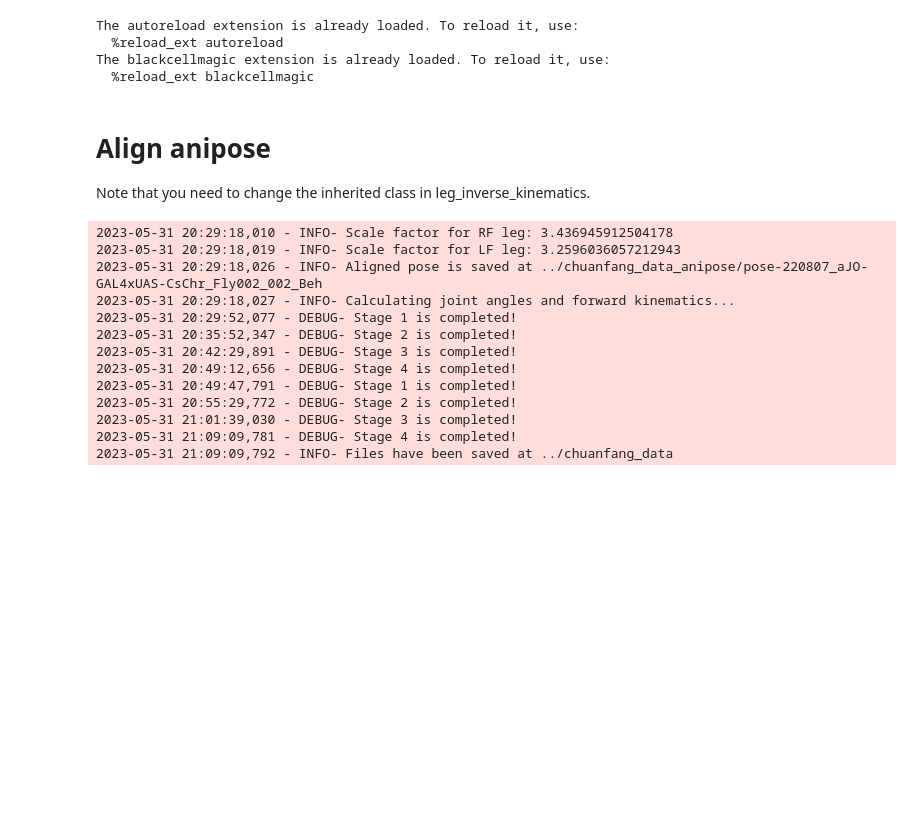
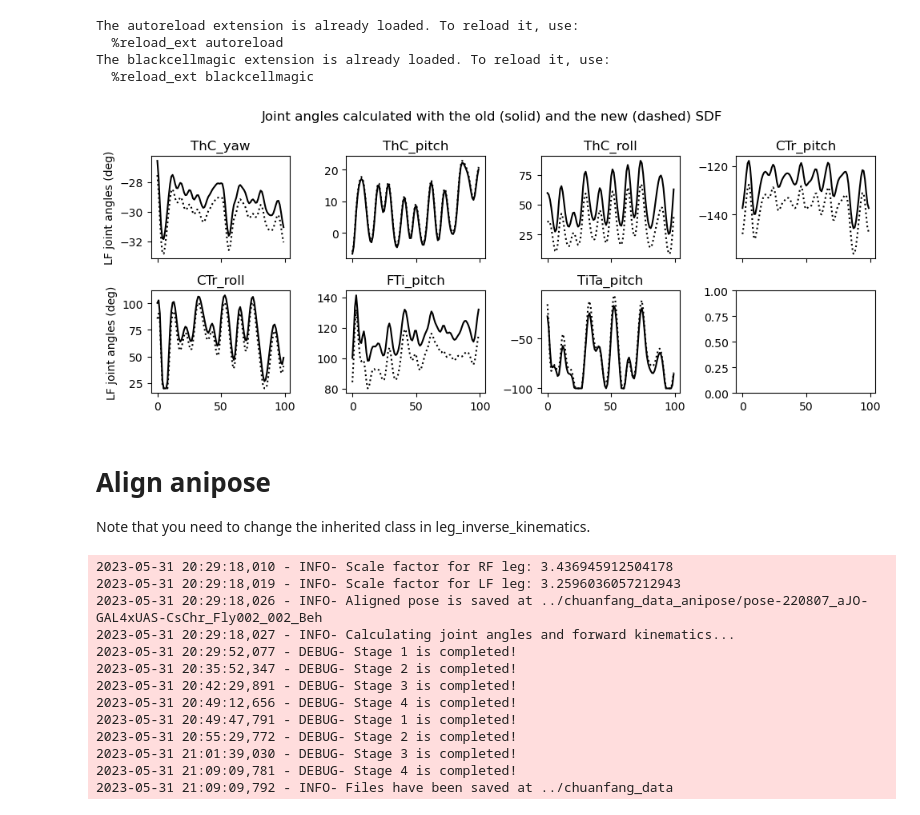
Before and after one commit to NeLy-EPFL/sequential-inverse-kinematics, a Jupyter notebook: notebooks/chuanfang_new_sdf.ipynb, the cells around one changed output. Drawn from its saved outputs; the diff is of its cells as text; code cells hidden in the pictures; blank space fills up the shorter version.

```diff
--- a/notebooks/chuanfang_new_sdf.ipynb
+++ b/notebooks/chuanfang_new_sdf.ipynb
@@ -52,6 +52,53 @@ ANGLES = [
     "FTi_pitch",
     "TiTa_pitch",
 ]
+# %%
+new = pd.read_pickle('../chuanfang_data_anipose/pose-220807_aJO-GAL4xUAS-CsChr_Fly002_002_Beh/leg_joint_angles.pkl')
+
+old = pd.read_pickle('../chuanfang_data_anipose/pose-220807_aJO-GAL4xUAS-CsChr_Fly002_002_Beh/leg_joint_angles_old.pkl')
+# %%
+# Side cell to illustrate something
+
+%matplotlib inline
+
+import logging
+logging.getLogger('matplotlib').setLevel(logging.WARNING)
+
+plt.style.use('default')
+# Let's plot the joint angles
+# Choose a leg
+
+fig, axs = plt.subplots(2, 4, figsize=(10, 4), dpi=100, sharex=True)
+
+axs = axs.flatten()
+
+for i, angle_name in enumerate(ANGLES):
+    axs[i].plot(
+        np.rad2deg(old[f"Angle_LF_{angle_name}"][320:420]),
+        label=angle_name,
+        lw=1.5, color='black', ls='-'
+    )
+    axs[i].plot(
+        np.rad2deg(new[f"Angle_LF_{angle_name}"][320:420]),
+        label=angle_name,
+        lw=1.5, color='black', ls=':'
+    )
+    axs[i].set_title(angle_name)
+
+axs[0].set_ylabel("LF joint angles (deg)")
+axs[4].set_ylabel("LF joint angles (deg)")
+# axs[2].set_ylabel("Ant pitch (deg)")
+# axs[3].set_ylabel("Ant roll (deg)")
+
+plt.suptitle(f"Joint angles calculated with the old (solid) and the new (dashed) SDF")
+
+plt.tight_layout()
+
+# fig.savefig("../results/alljoints_follow_ikpy_left.png", bbox_inches="tight")
+
+plt.show()
+# %% [output]
+[figure, added]
 # %%
 def rotate_points3d(pts_t):
     tmp = pts_t[:, :, 1].copy()
```
